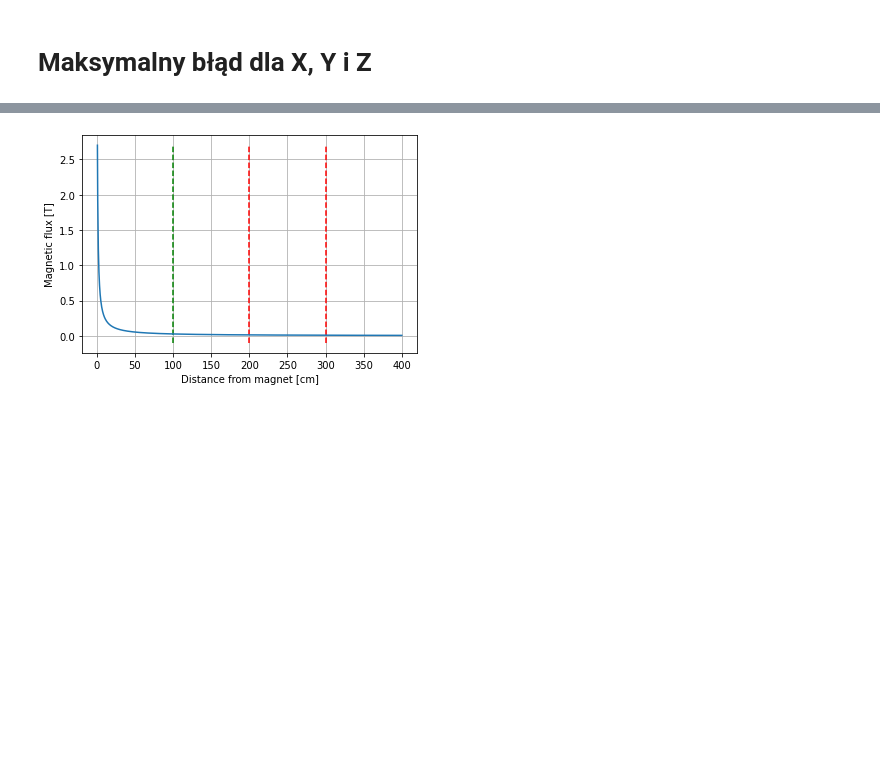
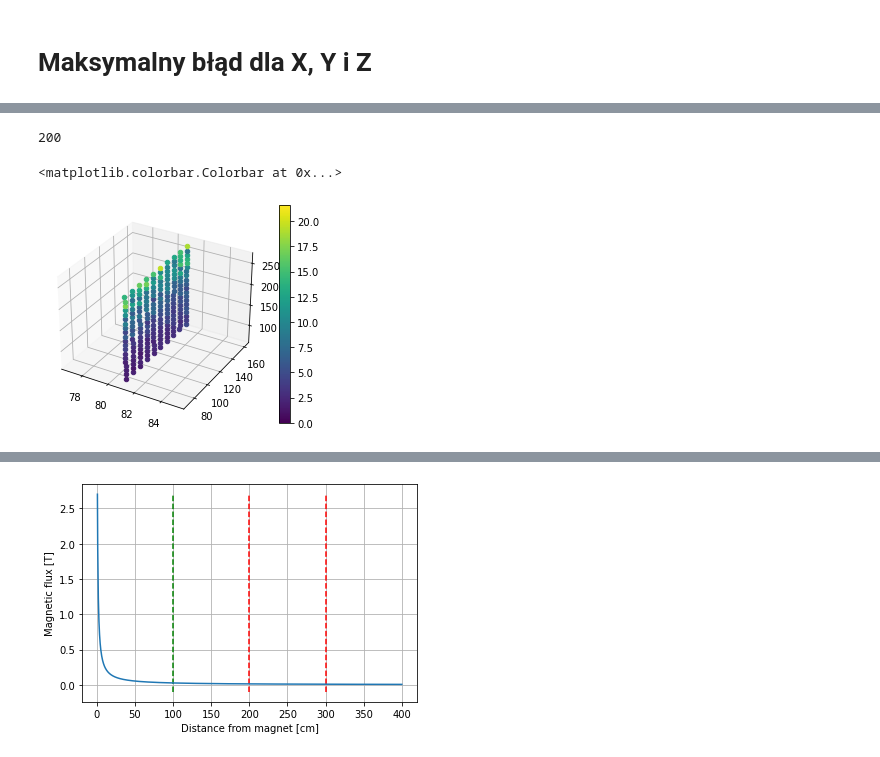
Before and after one commit to KrzysztofSkos/magnetic_field_localization, a Jupyter notebook: Heatmap.ipynb, the cells around one changed output, grey strips where cells are left out. Drawn from its saved outputs; the diff is of its cells as text; code cells hidden in the pictures; blank space fills up the shorter version.

```diff
--- a/Heatmap.ipynb
+++ b/Heatmap.ipynb
@@ -90,0 +109,18 @@ plt.colorbar(p)
+# %%
+fig = plt.figure()
+ax = fig.add_subplot(projection='3d')
+normalize = matplotlib.colors.Normalize(vmin=0, vmax=maxPos)
+pointCount = 0
+# Rysowanie błędu pozycji dla całego pomiaru
+#for row in data:
+for i in range (200, 400):
+    if data[i][9] is not None and not math.isnan(row[9]):
+#    if row[9] != 0:
+        p = ax.scatter(data[i][0], data[i][1], data[i][2], c=data[i][9], norm=normalize)
+        pointCount += 1
+print(pointCount)
+plt.colorbar(p)
+# %% [output]
+200
+<matplotlib.colorbar.Colorbar at 0x...>
+[figure, added]
```
Also changed, not shown: parts of 16 cells of this notebook, 2 other files.
